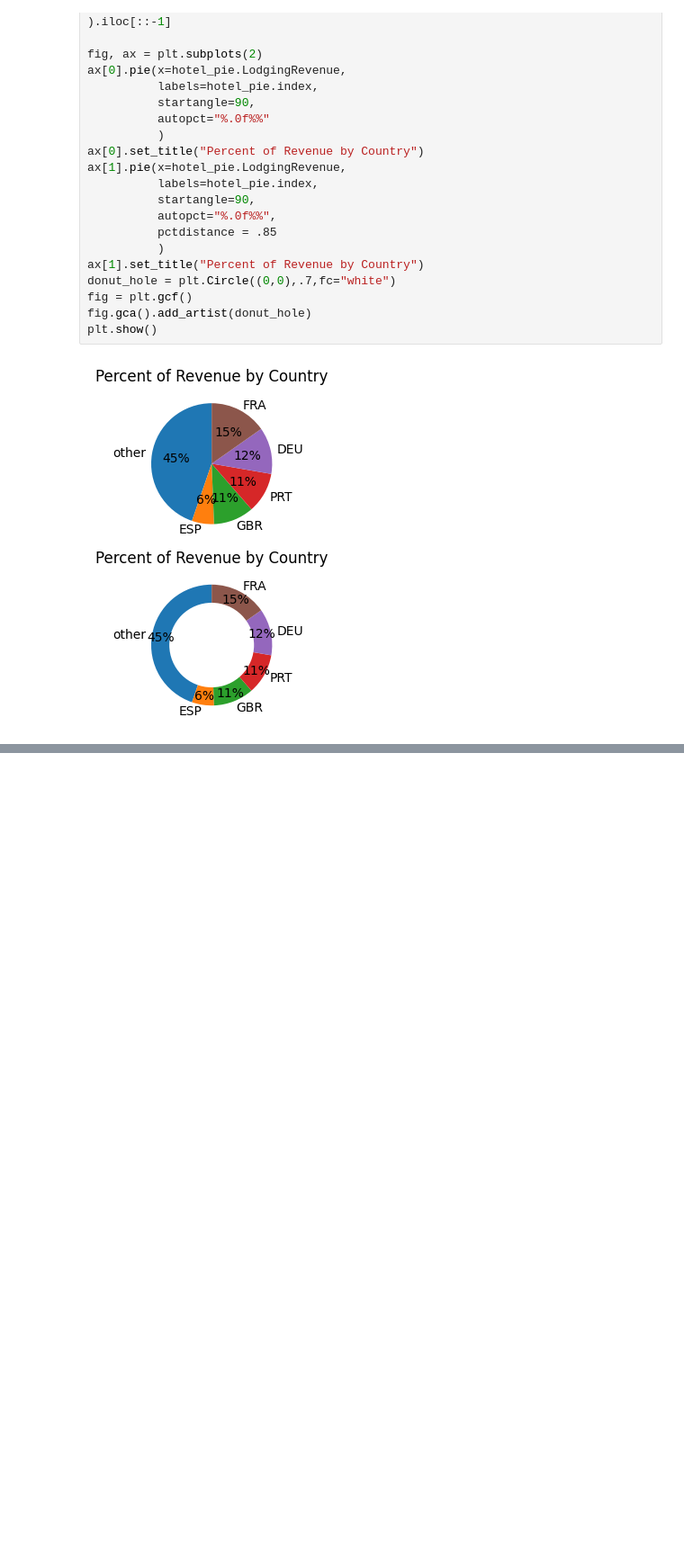
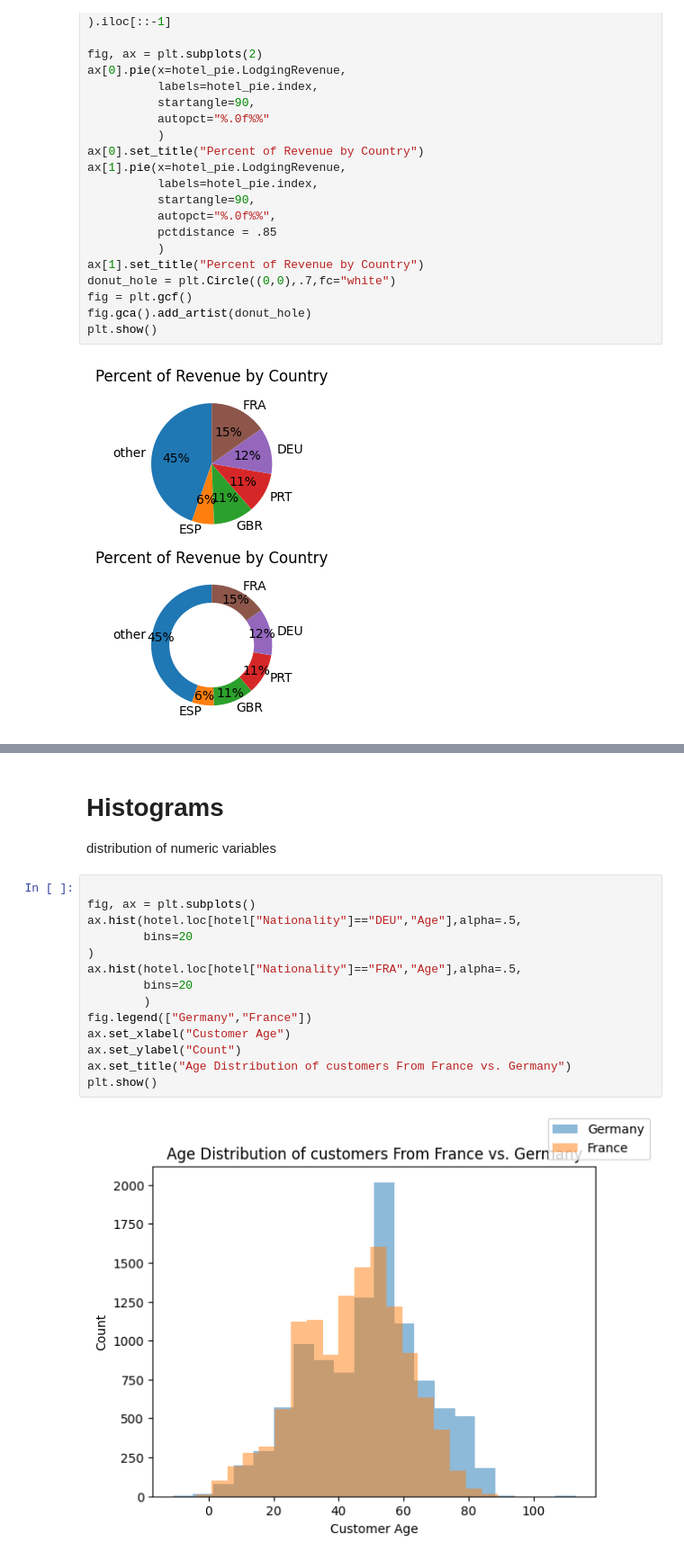
Before and after one commit to HariSudhan76/DataVisualization, a Jupyter notebook: MatplotlibBasics.ipynb, the cells around one changed output, grey strips where cells are left out. Shown at 90% size. Drawn from its saved outputs; the diff is of its cells as text; blank space fills up the shorter version.

```diff
--- a/MatplotlibBasics.ipynb
+++ b/MatplotlibBasics.ipynb
@@ -306,0 +341,19 @@ plt.show()
+# %% [markdown]
+# **Histograms**
+distribution of numeric variables
+# %%
+
+fig, ax = plt.subplots()
+ax.hist(hotel.loc[hotel["Nationality"]=="DEU","Age"],alpha=.5,
+        bins=20
+)
+ax.hist(hotel.loc[hotel["Nationality"]=="FRA","Age"],alpha=.5,
+        bins=20
+        )
+fig.legend(["Germany","France"])
+ax.set_xlabel("Customer Age")
+ax.set_ylabel("Count")
+ax.set_title("Age Distribution of customers From France vs. Germany")
+plt.show()
+# %% [output]
+[figure, added]
```
Also changed, not shown: parts of 4 cells of this notebook.
